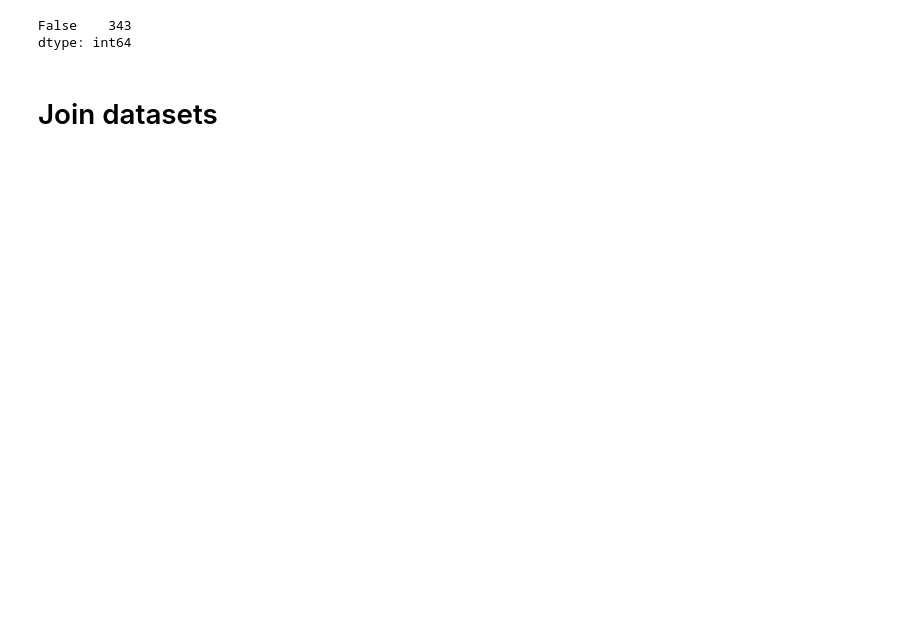
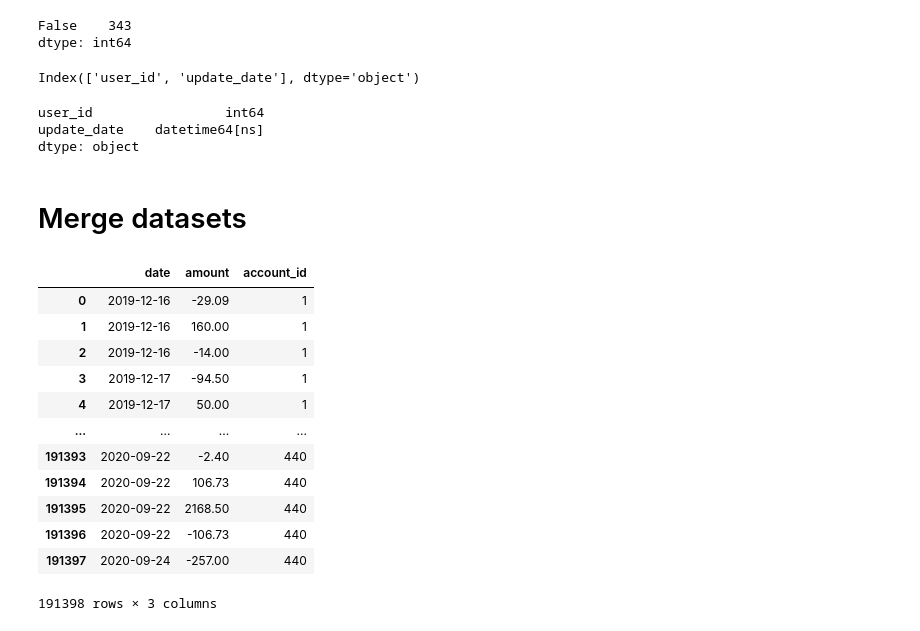
Before and after one commit to karynagogunska/mansa_test, a Jupyter notebook: datascience/notebooks/Data exploration and preparation.ipynb, the cells around one changed output. Saved outputs shown, nothing was run; the diff lists cells and outputs as text; code cells hidden in the pictures; blank space fills up the shorter version.

```diff
--- a/datascience/notebooks/Data exploration and preparation.ipynb
+++ b/datascience/notebooks/Data exploration and preparation.ipynb
@@ -63,0 +69,2 @@ dtype: int64
+# %%
+transactions.date = pd.to_datetime(transactions.date)
@@ -157,3 +200,7 @@ users.duplicated().value_counts()
 # %% [output]
 False    343
 dtype: int64
+# %%
+users.columns
+# %% [output]
+Index(['user_id', 'update_date'], dtype='object')
@@ -160,2 +211,24 @@ dtype: int64
+# %%
+users.dtypes
+# %% [output]
+user_id                 int64
+update_date    datetime64[ns]
+dtype: object
 # %% [markdown]
-# Join datasets
+# Merge datasets
+# %%
+transactions
+# %% [output]
+|  | date | amount | account_id |
+| 0 | 2019-12-16 | -29.09 | 1 |
+| 1 | 2019-12-16 | 160.00 | 1 |
+| 2 | 2019-12-16 | -14.00 | 1 |
+| 3 | 2019-12-17 | -94.50 | 1 |
+| 4 | 2019-12-17 | 50.00 | 1 |
+| ... | ... | ... | ... |
+| 191393 | 2020-09-22 | -2.40 | 440 |
+| 191394 | 2020-09-22 | 106.73 | 440 |
+| 191395 | 2020-09-22 | 2168.50 | 440 |
+| 191396 | 2020-09-22 | -106.73 | 440 |
+| 191397 | 2020-09-24 | -257.00 | 440 |
+191398 rows × 3 columns
```
Also changed, not shown: parts of 28 cells of this notebook.
